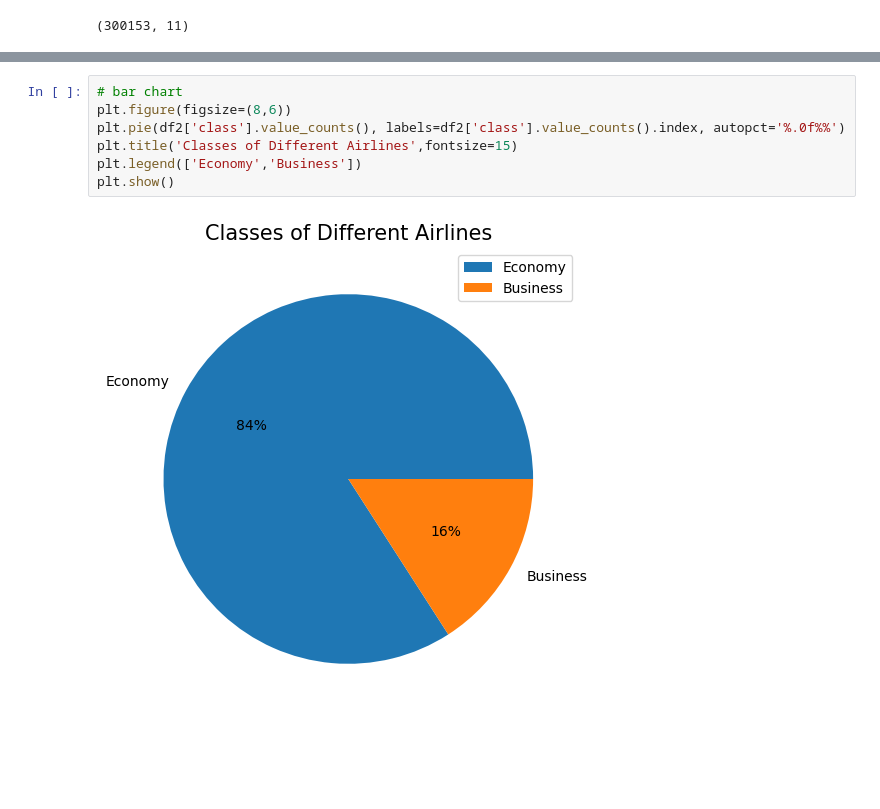
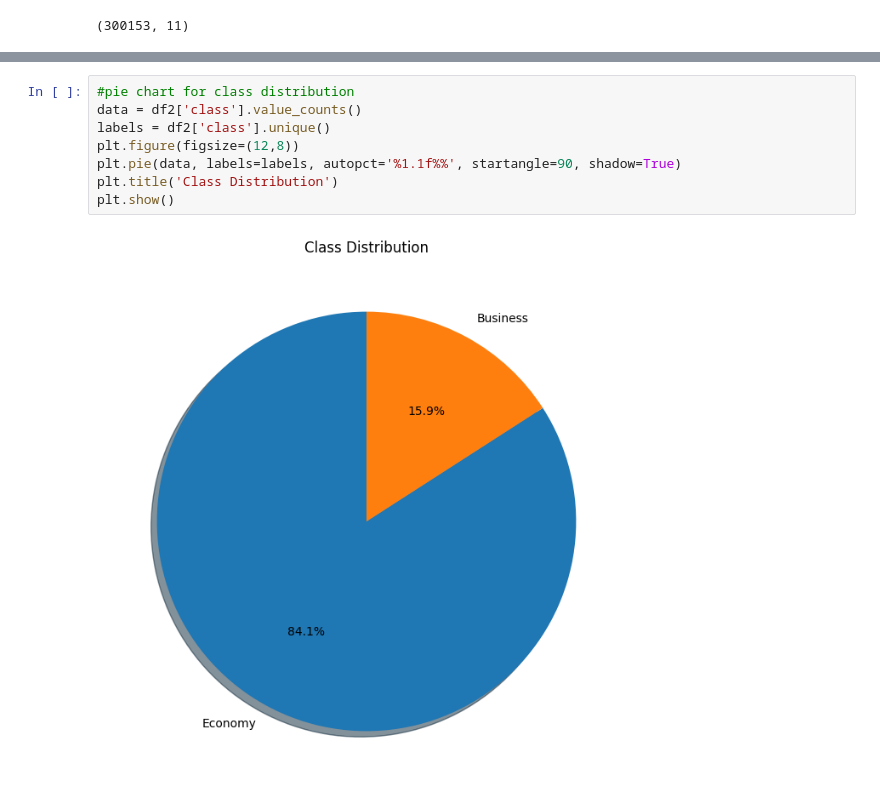
Before and after one commit to unclethien/Flight-Price-Prediction-Project, a Jupyter notebook: data analysis.ipynb, the cells around one changed output, grey strips where cells are left out. Cells and saved outputs as stored; diff of their text form; blank space fills up the shorter version.

```diff
--- a/data analysis.ipynb
+++ b/data analysis.ipynb
@@ -119,9 +122,10 @@ Name: class, dtype: int64
-# %%
-# bar chart
-plt.figure(figsize=(8,6))
-plt.pie(df2['class'].value_counts(), labels=df2['class'].value_counts().index, autopct='%.0f%%')
-plt.title('Classes of Different Airlines',fontsize=15)
-plt.legend(['Economy','Business'])
-plt.show()
-# %% [output]
-[figure, removed]
+# %%
+#pie chart for class distribution
+data = df2['class'].value_counts()
+labels = df2['class'].unique()
+plt.figure(figsize=(12,8))
+plt.pie(data, labels=labels, autopct='%1.1f%%', startangle=90, shadow=True)
+plt.title('Class Distribution')
+plt.show()
+# %% [output]
+[figure, added]
```
Also changed, not shown: parts of 9 cells of this notebook.
